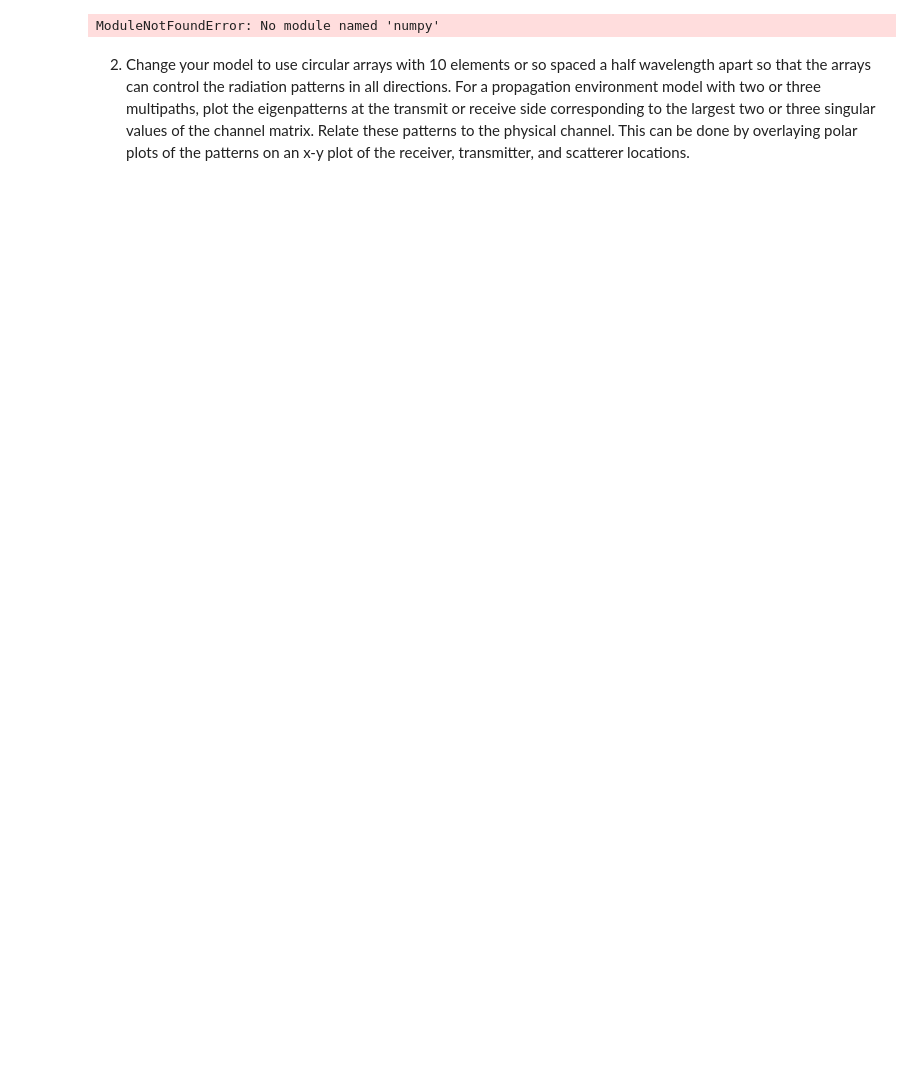
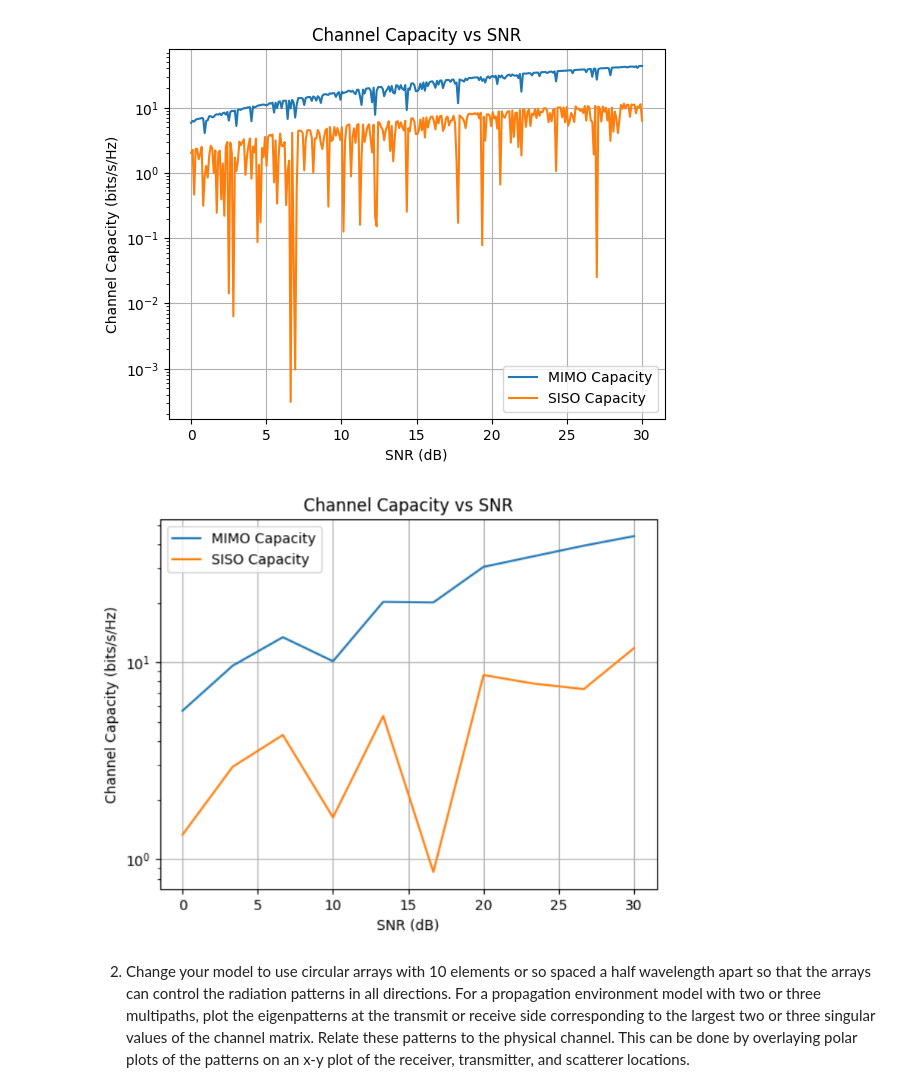
Before and after one commit to Montuck/antenna-software, a Jupyter notebook: HW22.ipynb, the cells around one changed output. Saved outputs shown, nothing was run; the diff lists cells and outputs as text; code cells hidden in the pictures; blank space fills up the shorter version.

```diff
--- a/HW22.ipynb
+++ b/HW22.ipynb
@@ -47,44 +49,89 @@ y_t = 0
 x_r = np.linspace(-10, 10, points)
 y_r = np.zeros(points)
 
 # reflection coefficient
 ref_coef = -1
 
 # SNRt
-SNRt_dB = np.linspace(-30, 30, 60) # SNR in dB
+SNRt_dB = np.linspace(0, 30, points) # SNR in dB
 SNRt = 10**(SNRt_dB/10)            # SNR in linear scale
 
 # calculate the channel matrix
-H = np.zeros([SNRt_dB, Nt, Nr], dtype=complex)
+H = np.zeros([points, Nt, Nr], dtype=complex)
 
-for m in range(0,SNRt_dB.size()):
+for m in range(0,points):
     # calculate the fields
     for n in range(0,Nr):
         # element positions within the tx array
         x_t_e = x_t + n*d
 
         # element positions within the moving rx array
         x_r_e = x_r[m] + n*d
 
         # distance between scatterer and receiver
         delta_r = np.sqrt((x_t_e - x_s[m])**2 + (y_t - y_s[m])**2) \
                 - np.sqrt((x_s[m] - x_r_e)**2 + (y_s[m] - y_r[m])**2)
 
         # received field
         H[m, n, n] = 1+ref_coef*np.exp(-1j*k*delta_r)
 
 # single value decomposition
-U, S, Vh = np.linalg.sv(H)
-# eigenvalues
-L = np.linalg.diagonal(S)
+U = np.zeros([points, Nt, Nr], dtype=complex)
+S = np.zeros([points, 1, Nr], dtype=complex)
+Vh = np.zeros([points, Nt, Nr], dtype=complex)
+L = np.zeros([points, 1, Nr], dtype=complex)
+for m in range(0, points):
+    # SVD of H
+    U[m, :, :], S[m, :, :], Vh[m, :, :] = np.linalg.svd(H[m])
+    # calculate the eigenvalues
+    L[m, :, :] = np.linalg.diagonal(S[m, :, :])
 
 # calculate q
-q_chosen = 1
-for i in range(0, Nt):
-    # calculate the correlation matrix
-    q = Nt-i
-    R_sk = np.var(Vh) * (SNRt+np.sum(1/L[1,q])) / q - 1/L[1,i]
+q_chosen = np.zeros(points, dtype=complex)
+for i in range(0, points):
+    for j in range(0, Nt):
+        # calculate the correlation matrix
+        q = Nt-j
+        R_sk = np.var(Vh[i,:,:]) * (SNRt[i]+np.sum(1/L[j,:,:])) / q - 1/L[j,:,:]
+        # are all eigenvalues positive?
+        if np.all(R_sk > 0):
+            q_chosen = Nt-j
+            break
+
+# calculate the channel capacity
+C = np.zeros(points, dtype=complex)
+for k in range(0, points):
+    C[k] = np.sum(np.log2(L[k]/q_chosen * np.sum(1/L[k]+SNRt[k])))
+
+# Plot the average channel capacity as a function of PT/σ2 w
+# over an appropriate range such as 0 to 30 dB.
+# Use a semilogy scale for the vertical axis (capacity) and dB for the horizontal axis (SNR).
+# Include on the same plot the SISO capacity for one transmit and one receive element and the uninformed channel capacity,
+# with a legend or annotation that labels each curve.
+plt.semilogy(SNRt_dB, C, label='MIMO Capacity')
+plt.grid()
+plt.xlabel('SNR (dB)')
+plt.ylabel("Channel Capacity (bits/s/Hz)")
+plt.title("Channel Capacity vs SNR")
+
+# SISO Version
+# calculate the channel capacity
+C = np.zeros(points, dtype=complex)
+for k in range(0, points):
+    C[k] = np.log2(1 + SNRt[k]*np.abs(H[k,0,0])**2)
+
+plt.semilogy(SNRt_dB, C, label='SISO Capacity')
+plt.legend()
+plt.show()
+
+# What happens to the capacity as the number of multipaths becomes small
+from IPython.display import Image
+from IPython.core.display import HTML
+
+# show work done by hand
+display(Image("10 scatter points.png", width=570, height=570))
 # %% [output]
-ModuleNotFoundError: No module named 'numpy'
+[figure, added]
+[figure, added]
 # %% [markdown]
 2. Change your model to use circular arrays with 10 elements or so spaced a half wavelength apart so that the arrays can control the radiation patterns in all directions. For a propagation environment model with two or three multipaths, plot the eigenpatterns at the transmit or receive side corresponding to the largest two or three singular values of the channel matrix. Relate these patterns to the physical channel. This can be done by overlaying polar plots of the patterns on an x-y plot of the receiver, transmitter, and scatterer locations.
```
Also changed, not shown: parts of 3 cells of this notebook, 1 other file.
